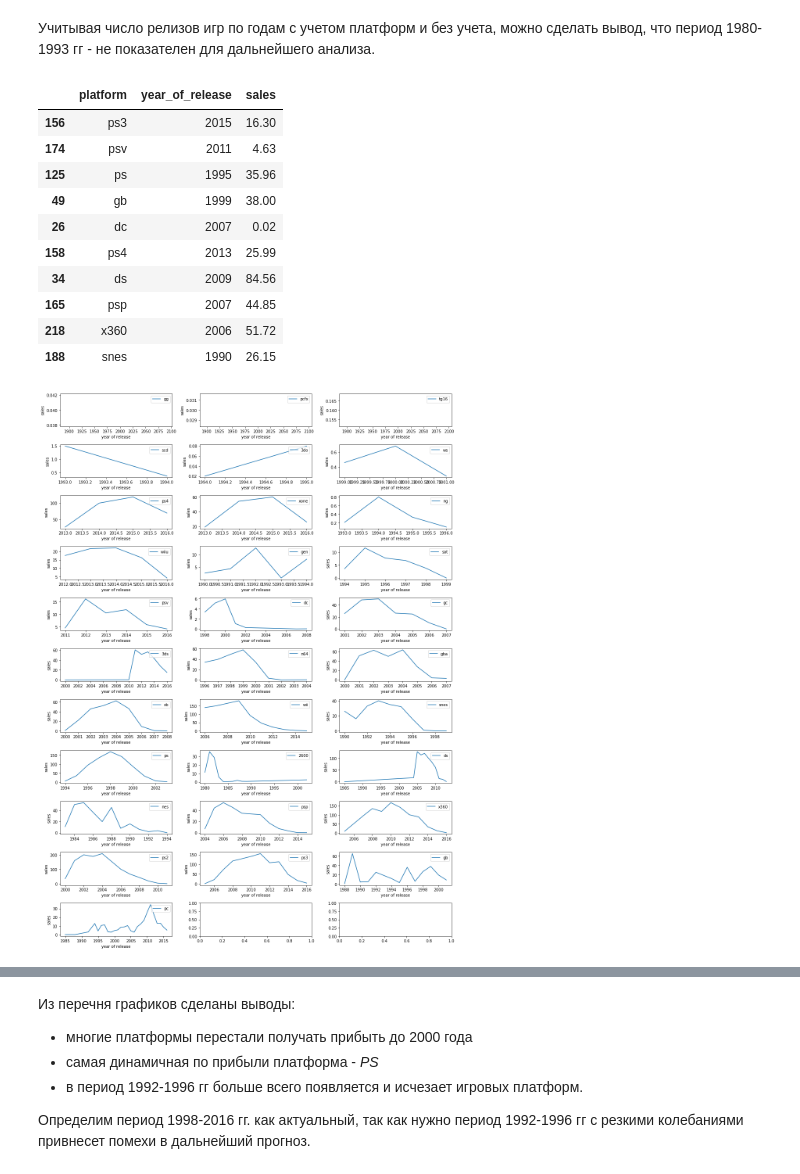
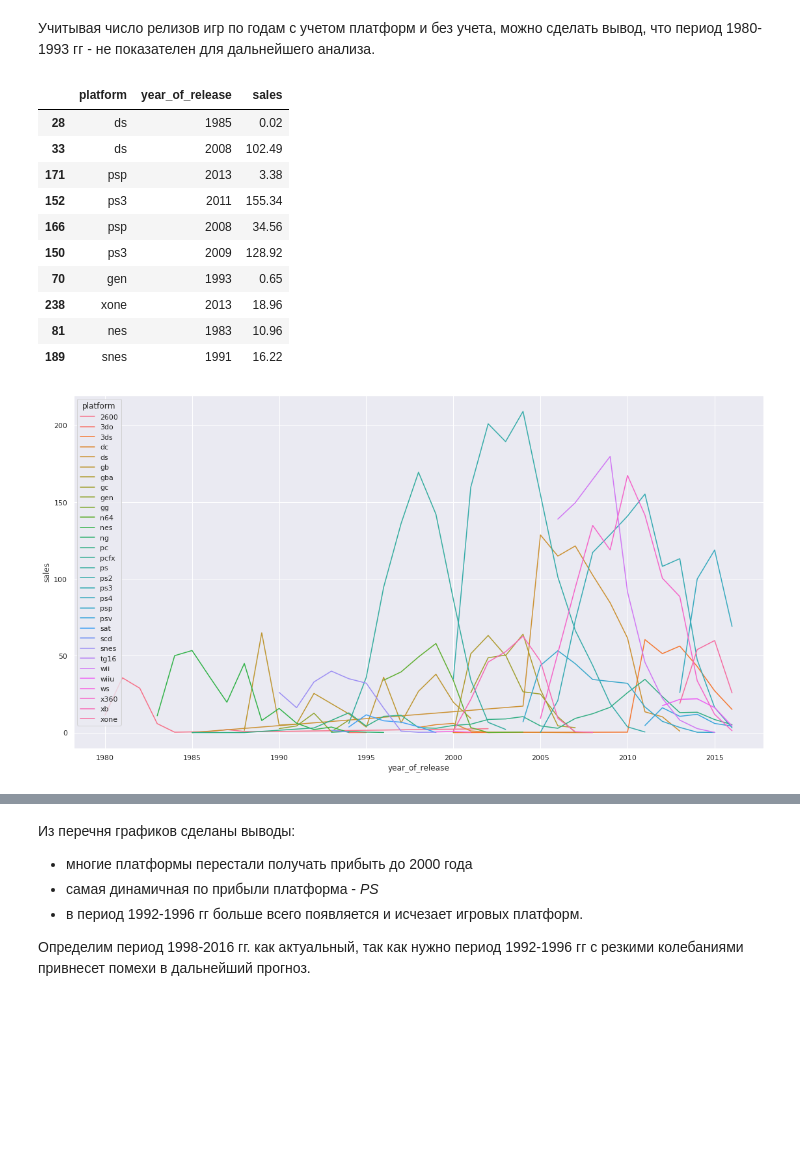
Before and after one commit to novmad/praktikum-tasks, a Jupyter notebook: p06_games/p06_da_games.ipynb, the cells around one changed output, grey strips where cells are left out. Drawn from its saved outputs; the diff is of its cells as text; code cells hidden in the pictures; blank space fills up the shorter version.

Commit message:
add figures for p06_games

```diff
--- a/p06_games/p06_da_games.ipynb
+++ b/p06_games/p06_da_games.ipynb
@@ -10,0 +109,9 @@
+# %%
+def fillna_user_score(row):
+    """
+    Заполнение пропусков в оценках
+    """
+    column = 'user_score'
+    if str(row[column]).lower() == 'nan':
+        row[column] = median_score(user_score_stat, column, row)
+    return row
@@ -11 +262,3 @@
+# %%
+sns.set(rc={'figure.figsize':(15,6)})
 # %% [markdown]
@@ -56,5 +266,4 @@ def check_df_nan(data):
 # %%
-games_data = pd.read_csv('/datasets/games.csv')
+games_data = pd.read_csv(get_url(LINK_DATA))
 games_data.sample(5)
-games_data.Platform.value_counts()
 # %% [output]
@@ -707,17 +729,19 @@ get_figure(games_year, x='year_of_release', y='count',
 # %% [markdown]
 Учитывая число релизов игр по годам с учетом платформ и без учета, можно сделать вывод, что период 1980-1993 гг - не показателен для дальнейшего анализа.
 # %%
-platforms_sales = games.groupby(['platform', 'year_of_release'])['sales'].sum().to_frame().reset_index()
+platforms_sales = (games
+                   .groupby(['platform', 'year_of_release'])['sales']
+                   .sum().to_frame().reset_index())
 platforms_sales.sample(10)
 # %% [output]
 |  | platform | year_of_release | sales |
-| 156 | ps3 | 2015 | 16.30 |
-| 174 | psv | 2011 | 4.63 |
-| 125 | ps | 1995 | 35.96 |
-| 49 | gb | 1999 | 38.00 |
-| 26 | dc | 2007 | 0.02 |
-| 158 | ps4 | 2013 | 25.99 |
-| 34 | ds | 2009 | 84.56 |
-| 165 | psp | 2007 | 44.85 |
-| 218 | x360 | 2006 | 51.72 |
-| 188 | snes | 1990 | 26.15 |
+| 28 | ds | 1985 | 0.02 |
+| 33 | ds | 2008 | 102.49 |
+| 171 | psp | 2013 | 3.38 |
+| 152 | ps3 | 2011 | 155.34 |
+| 166 | psp | 2008 | 34.56 |
+| 150 | ps3 | 2009 | 128.92 |
+| 70 | gen | 1993 | 0.65 |
+| 238 | xone | 2013 | 18.96 |
+| 81 | nes | 1983 | 10.96 |
+| 189 | snes | 1991 | 16.22 |
@@ -760,13 +748,15 @@ def get_subplots(dframe, goal_name, goals_list, kind='line',
 # %%
 # посторим графики для каждой платформы: динамика продаж по годам
 
 platforms = platforms_sales.platform.value_counts().index.to_list()
-
-get_subplots(platforms_sales, 'platform', platforms, kind='line',
-             x='year_of_release', y='sales', xlabel='year of release',
-             ylabel='sales')
+# get_subplots(platforms_sales, 'platform', platforms, kind='line',
+#              x='year_of_release', y='sales', xlabel='year of release',
+#              ylabel='sales')
+_, ax = plt.subplots(1, figsize=(19,10))
+sns.lineplot(x="year_of_release", y="sales", hue="platform", ax=ax,
+             data=platforms_sales);
 # %% [output]
-[figure, old version]
+[figure, new version]
 # %%
 # посмотрим, за какой характерный срок появляются новые и исчезают старые платформы
 
```
Also changed, not shown: parts of 117 cells of this notebook.
